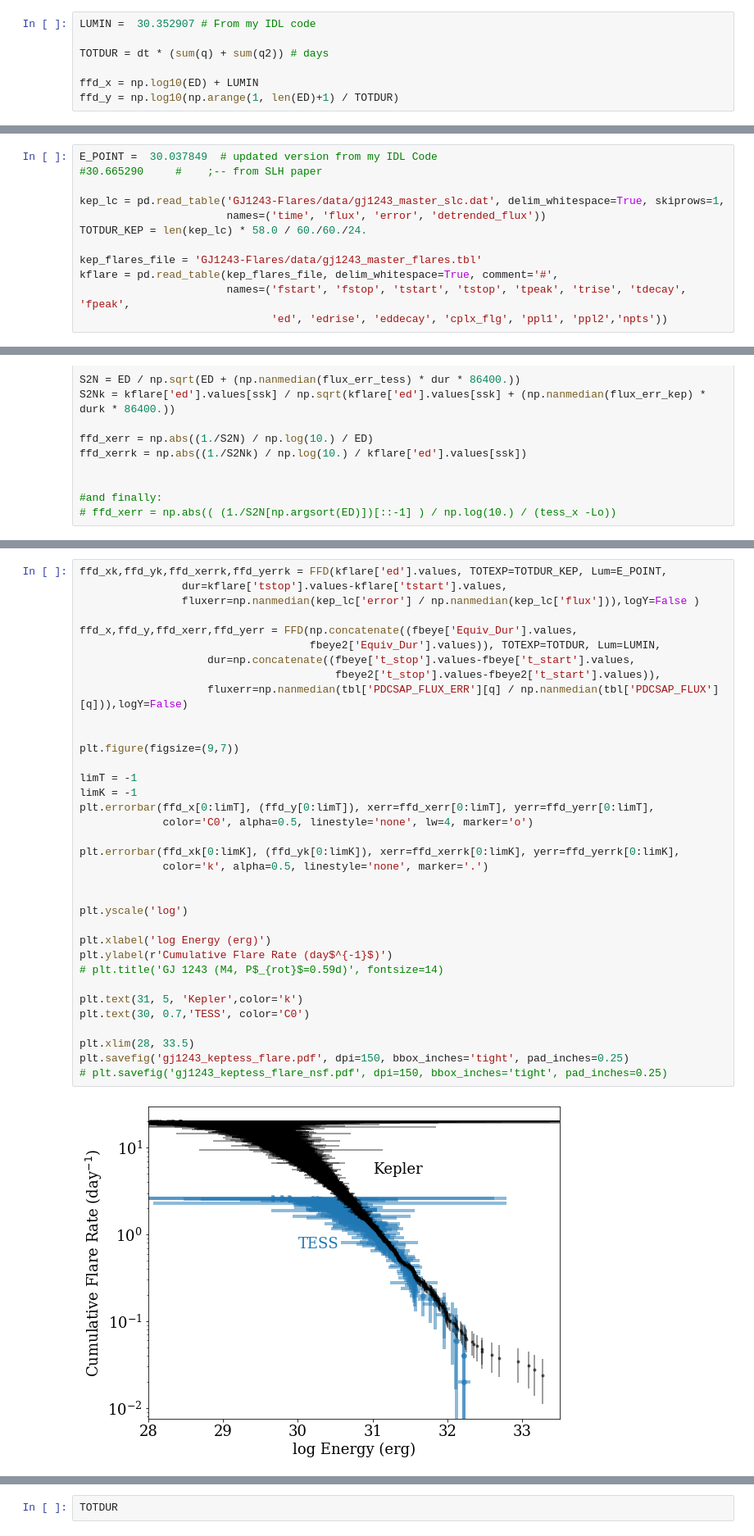
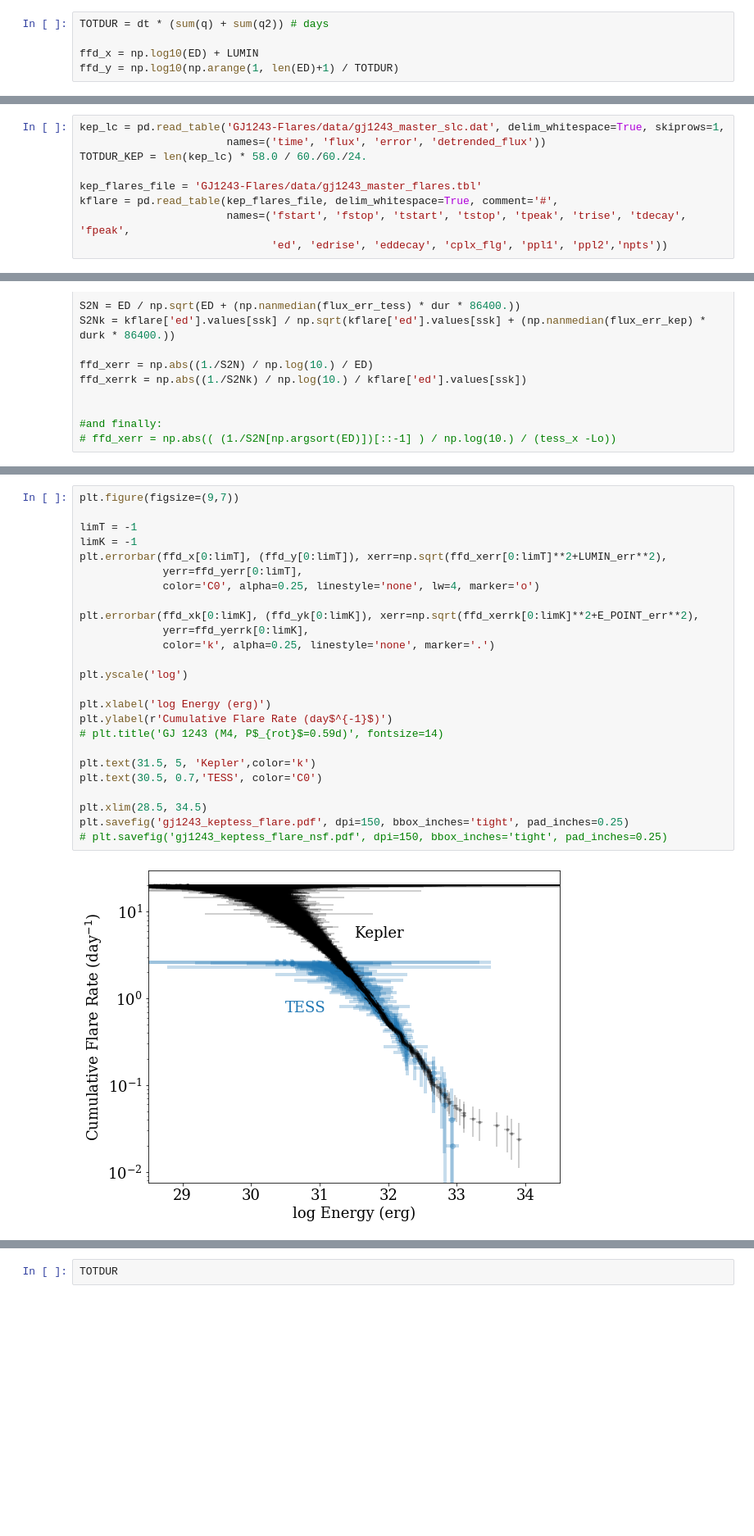
Before and after one commit to jradavenport/gj1243_10yrs, a Jupyter notebook: flare_search.ipynb, the cells around one changed output, grey strips where cells are left out. Shown at 82% size. Drawn from its saved outputs; the diff is of its cells as text; blank space fills up the shorter version.

```diff
--- a/flare_search.ipynb
+++ b/flare_search.ipynb
@@ -54,8 +71,6 @@ dt * sum(q)
 ED = np.sort(np.concatenate((fbeye['Equiv_Dur'].values, fbeye2['Equiv_Dur'].values)))[::-1]
 # do I need to recalc these? go back and check...
 # %%
-LUMIN =  30.352907 # From my IDL code
-
 TOTDUR = dt * (sum(q) + sum(q2)) # days
 
 ffd_x = np.log10(ED) + LUMIN
@@ -72,7 +183,4 @@ Text(0.5, 1.0, 'GJ 1243 - TESS Sector 14')
 # %%
-E_POINT =  30.037849  # updated version from my IDL Code
-#30.665290     #    ;-- from SLH paper
-
 kep_lc = pd.read_table('GJ1243-Flares/data/gj1243_master_slc.dat', delim_whitespace=True, skiprows=1,
                        names=('time', 'flux', 'error', 'detrended_flux'))
 TOTDUR_KEP = len(kep_lc) * 58.0 / 60./60./24.
@@ -140,37 +321,27 @@ from FFD import FFD, FlareKernel
 # %%
-ffd_xk,ffd_yk,ffd_xerrk,ffd_yerrk = FFD(kflare['ed'].values, TOTEXP=TOTDUR_KEP, Lum=E_POINT,
-                dur=kflare['tstop'].values-kflare['tstart'].values,
-                fluxerr=np.nanmedian(kep_lc['error'] / np.nanmedian(kep_lc['flux'])),logY=False )
-
-ffd_x,ffd_y,ffd_xerr,ffd_yerr = FFD(np.concatenate((fbeye['Equiv_Dur'].values,
-                                    fbeye2['Equiv_Dur'].values)), TOTEXP=TOTDUR, Lum=LUMIN,
-                    dur=np.concatenate((fbeye['t_stop'].values-fbeye['t_start'].values,
-                                        fbeye2['t_stop'].values-fbeye2['t_start'].values)),
-                    fluxerr=np.nanmedian(tbl['PDCSAP_FLUX_ERR'][q] / np.nanmedian(tbl['PDCSAP_FLUX'][q])),logY=False)
-
-
 plt.figure(figsize=(9,7))
 
 limT = -1
 limK = -1
-plt.errorbar(ffd_x[0:limT], (ffd_y[0:limT]), xerr=ffd_xerr[0:limT], yerr=ffd_yerr[0:limT],
-             color='C0', alpha=0.5, linestyle='none', lw=4, marker='o')
+plt.errorbar(ffd_x[0:limT], (ffd_y[0:limT]), xerr=np.sqrt(ffd_xerr[0:limT]**2+LUMIN_err**2),
+             yerr=ffd_yerr[0:limT],
+             color='C0', alpha=0.25, linestyle='none', lw=4, marker='o')
 
-plt.errorbar(ffd_xk[0:limK], (ffd_yk[0:limK]), xerr=ffd_xerrk[0:limK], yerr=ffd_yerrk[0:limK],
-             color='k', alpha=0.5, linestyle='none', marker='.')
-
+plt.errorbar(ffd_xk[0:limK], (ffd_yk[0:limK]), xerr=np.sqrt(ffd_xerrk[0:limK]**2+E_POINT_err**2),
+             yerr=ffd_yerrk[0:limK],
+             color='k', alpha=0.25, linestyle='none', marker='.')
 
 plt.yscale('log')
 
 plt.xlabel('log Energy (erg)')
 plt.ylabel(r'Cumulative Flare Rate (day$^{-1}$)')
 # plt.title('GJ 1243 (M4, P$_{rot}$=0.59d)', fontsize=14)
 
-plt.text(31, 5, 'Kepler',color='k')
-plt.text(30, 0.7,'TESS', color='C0')
+plt.text(31.5, 5, 'Kepler',color='k')
+plt.text(30.5, 0.7,'TESS', color='C0')
 
-plt.xlim(28, 33.5)
+plt.xlim(28.5, 34.5)
 plt.savefig('gj1243_keptess_flare.pdf', dpi=150, bbox_inches='tight', pad_inches=0.25)
 # plt.savefig('gj1243_keptess_flare_nsf.pdf', dpi=150, bbox_inches='tight', pad_inches=0.25)
 # %% [output]
-[figure, old version]
+[figure, new version]
```
Also changed, not shown: parts of 19 cells of this notebook, 1 other file.
